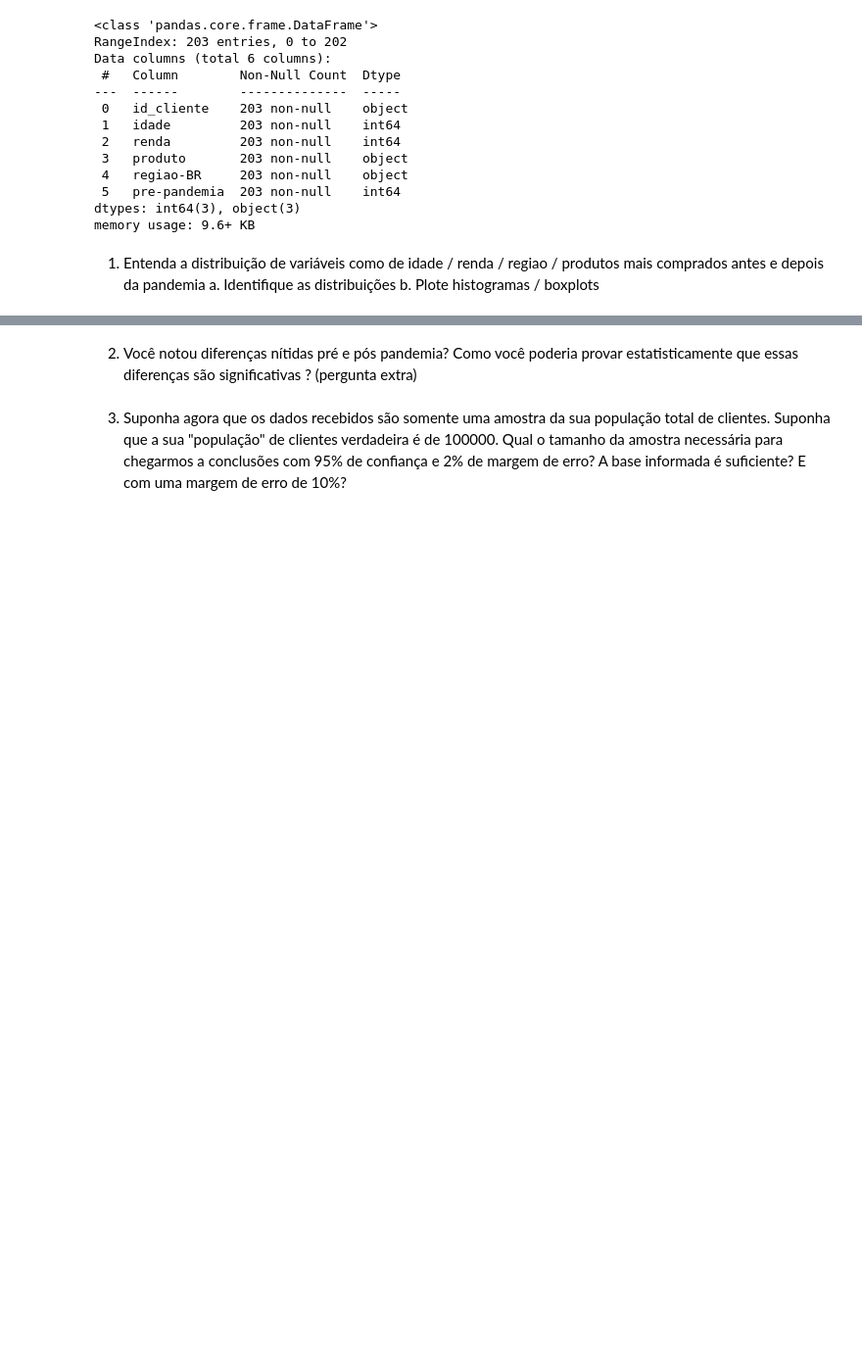
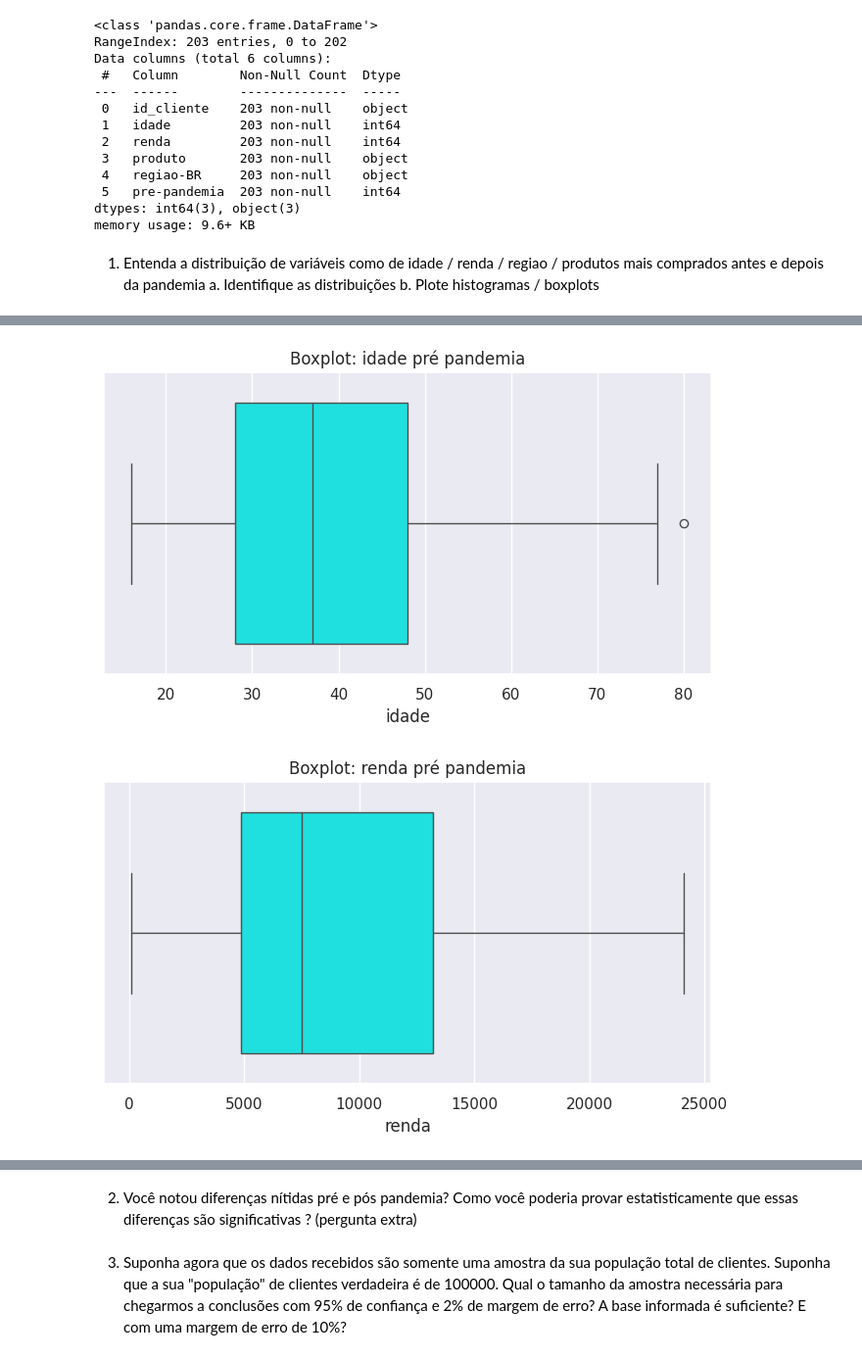
Before and after one commit to dsreliete/Womakerscode-DA-desafio_squad, a Jupyter notebook: desafio3.ipynb, the cells around one changed output, grey strips where cells are left out. Shown: that part at 98% size. Cells and saved outputs as stored; diff of their text form; code cells hidden in the pictures; blank space fills up the shorter version.

```diff
--- a/desafio3.ipynb
+++ b/desafio3.ipynb
@@ -43,0 +85,11 @@ a. Identifique as distribuições b. Plote histogramas / boxplots
+# %%
+
+plt.rcParams['figure.figsize'] = [8, 4]
+sns.set_theme()
+for column in df_pre_pandemia.select_dtypes(include=np.number).columns:
+    plt.figure()
+    sns.boxplot(data = df_pre_pandemia , x = column, color='cyan',showfliers=True)
+    plt.title("Boxplot: " + column  + " pré pandemia")
+# %% [output]
+[figure, added]
+[figure, added]
```
Also changed, not shown: parts of 7 cells of this notebook.
